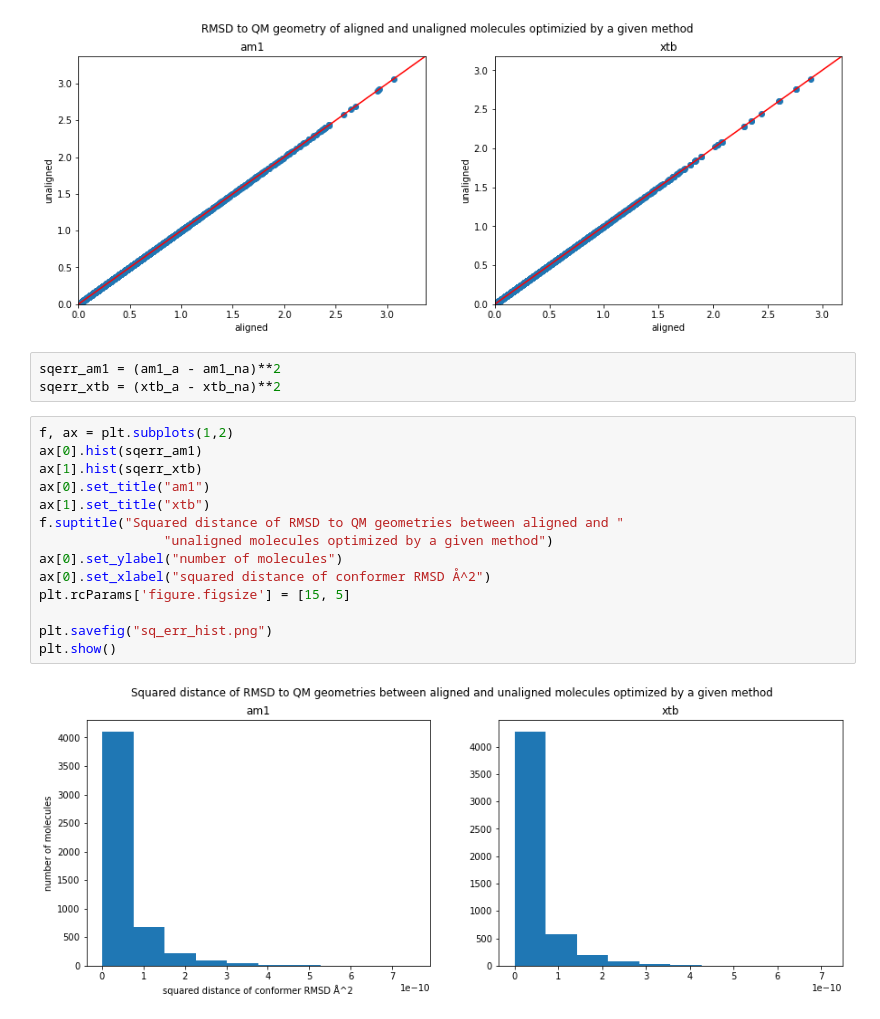
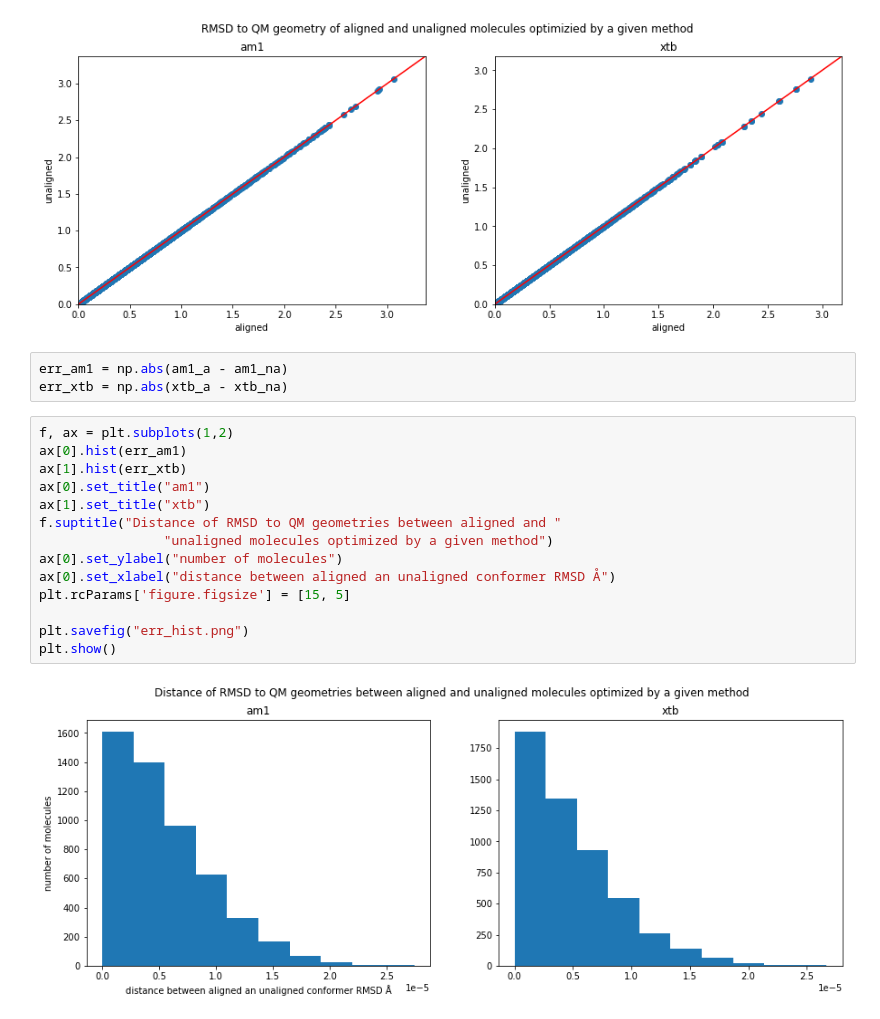
Before and after one commit to dance-pipeline/dance, a Jupyter notebook: benchmarking/a-vs-na_rmsd-diff.ipynb, the cells around one changed output. Saved outputs shown, nothing was run; the diff lists cells and outputs as text.

Commit message:
absolute distance

```diff
--- a/benchmarking/a-vs-na_rmsd-diff.ipynb
+++ b/benchmarking/a-vs-na_rmsd-diff.ipynb
@@ -52,22 +52,22 @@ plt.savefig("a_vs_na_scatter.png")
 plt.show()
 # %% [output]
 [figure]
-# %%
-sqerr_am1 = (am1_a - am1_na)**2
-sqerr_xtb = (xtb_a - xtb_na)**2
+# %%
+err_am1 = np.abs(am1_a - am1_na)
+err_xtb = np.abs(xtb_a - xtb_na)
 # %%
 f, ax = plt.subplots(1,2)
-ax[0].hist(sqerr_am1)
-ax[1].hist(sqerr_xtb)
+ax[0].hist(err_am1)
+ax[1].hist(err_xtb)
 ax[0].set_title("am1")
 ax[1].set_title("xtb")
-f.suptitle("Squared distance of RMSD to QM geometries between aligned and "
+f.suptitle("Distance of RMSD to QM geometries between aligned and "
                 "unaligned molecules optimized by a given method")
 ax[0].set_ylabel("number of molecules")
-ax[0].set_xlabel("squared distance of conformer RMSD Å^2")
+ax[0].set_xlabel("distance between aligned an unaligned conformer RMSD Å")
 plt.rcParams['figure.figsize'] = [15, 5]
 
-plt.savefig("sq_err_hist.png")
+plt.savefig("err_hist.png")
 plt.show()
 # %% [output]
-[figure, old version]
+[figure, new version]
```
